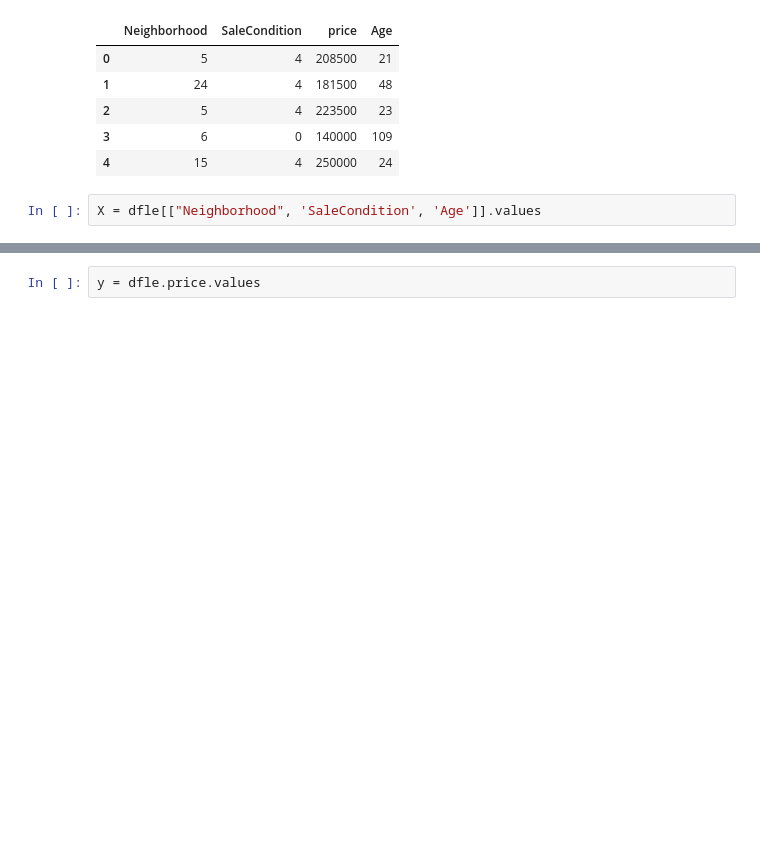
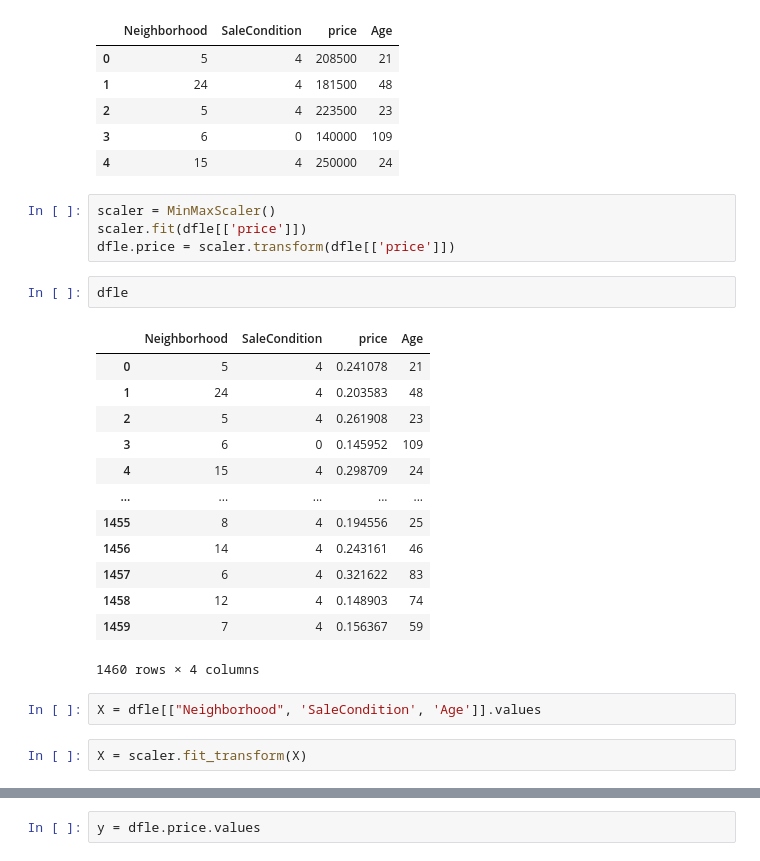
Before and after one commit to Aifedayo/data-science-maths, a Jupyter notebook: Projects/XGBoost-house-pred.ipynb, the cells around one changed output, grey strips where cells are left out. Drawn from its saved outputs; the diff is of its cells as text; blank space fills up the shorter version.

```diff
--- a/Projects/XGBoost-house-pred.ipynb
+++ b/Projects/XGBoost-house-pred.ipynb
@@ -210,8 +210,30 @@ dfle.head()
 | 2 | 5 | 4 | 223500 | 23 |
 | 3 | 6 | 0 | 140000 | 109 |
 | 4 | 15 | 4 | 250000 | 24 |
+# %%
+scaler = MinMaxScaler()
+scaler.fit(dfle[['price']])
+dfle.price = scaler.transform(dfle[['price']])
+# %%
+dfle
+# %% [output]
+|  | Neighborhood | SaleCondition | price | Age |
+| 0 | 5 | 4 | 0.241078 | 21 |
+| 1 | 24 | 4 | 0.203583 | 48 |
+| 2 | 5 | 4 | 0.261908 | 23 |
+| 3 | 6 | 0 | 0.145952 | 109 |
+| 4 | 15 | 4 | 0.298709 | 24 |
+| ... | ... | ... | ... | ... |
+| 1455 | 8 | 4 | 0.194556 | 25 |
+| 1456 | 14 | 4 | 0.243161 | 46 |
+| 1457 | 6 | 4 | 0.321622 | 83 |
+| 1458 | 12 | 4 | 0.148903 | 74 |
+| 1459 | 7 | 4 | 0.156367 | 59 |
+1460 rows × 4 columns
 # %%
 X = dfle[["Neighborhood", 'SaleCondition', 'Age']].values
+# %%
+X = scaler.fit_transform(X)
 # %%
 X
 # %% [output]
```
Also changed, not shown: parts of 18 cells of this notebook.
